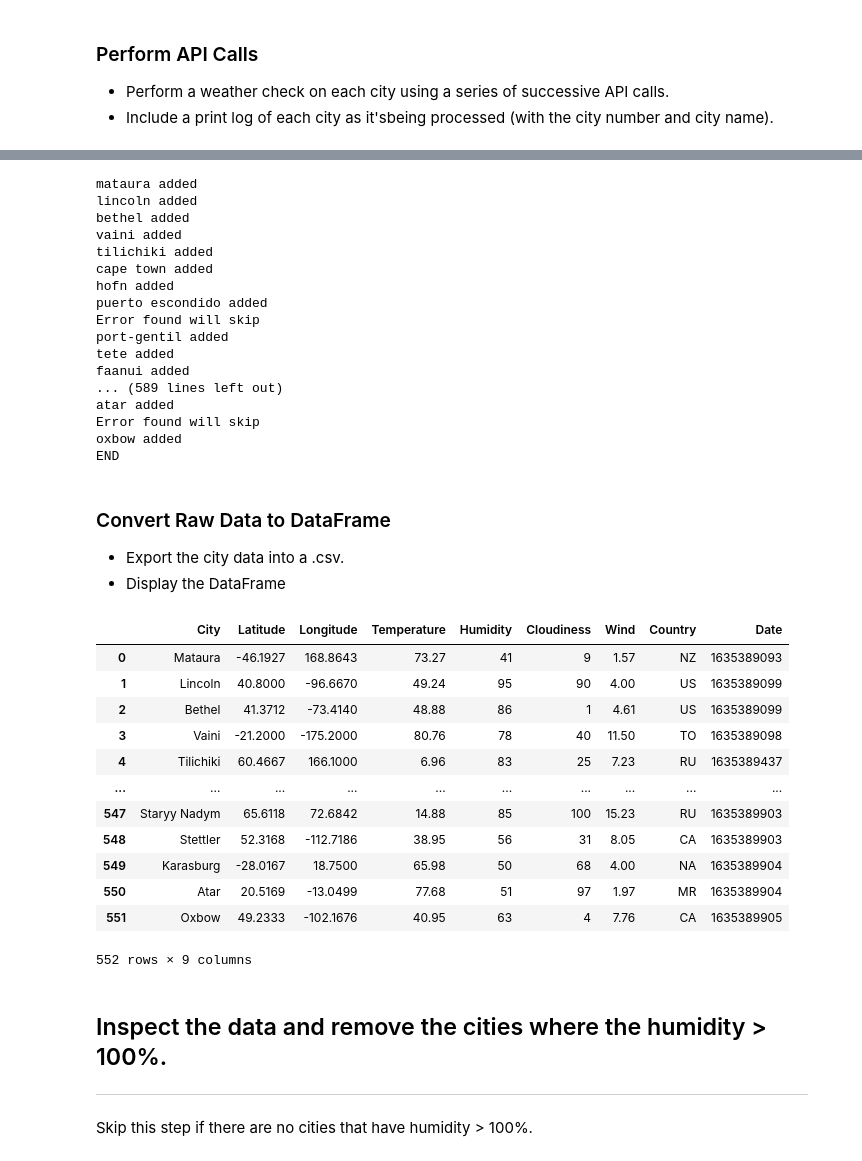
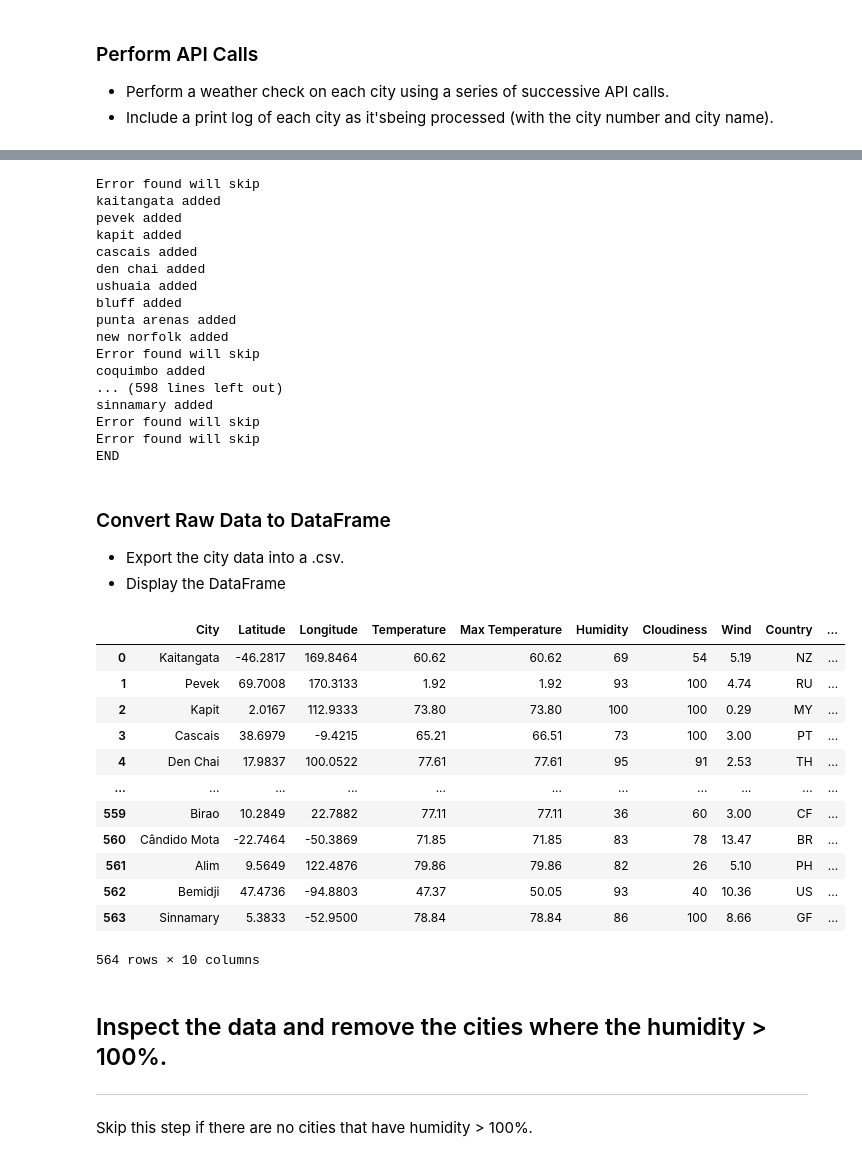
Before and after one commit to Sophstep2015/python-api-challenge, a Jupyter notebook: WeatherPy.ipynb, the cells around one changed output, grey strips where cells are left out. Cells and saved outputs as stored; diff of their text form; code cells hidden in the pictures.

```diff
--- a/WeatherPy.ipynb
+++ b/WeatherPy.ipynb
@@ -81,6 +68,7 @@ city = []
 lat =[]
 lng = []
 temp = []
+temp_max = []
 hum = []
 cloud = []
 wind = []
@@ -95,6 +83,7 @@ for x in cities:
         lat.append(response['coord']['lat'])
         lng.append(response['coord']['lon'])
         temp.append(response['main']['temp'])
+        temp_max.append(response['main']['temp_max'])
         hum.append(response['main']['humidity'])
         cloud.append(response['clouds']['all'])
         wind.append(response['wind']['speed'])
@@ -108,44 +97,44 @@ for x in cities:
 
 print("END")
 # %% [output]
-mataura added
-lincoln added
-bethel added
-vaini added
-tilichiki added
-cape town added
-hofn added
-puerto escondido added
 Error found will skip
-port-gentil added
-tete added
-faanui added
-... (589 lines left out)
-atar added
+kaitangata added
+pevek added
+kapit added
+cascais added
+den chai added
+ushuaia added
+bluff added
+punta arenas added
+new norfolk added
 Error found will skip
-oxbow added
+coquimbo added
+... (598 lines left out)
+sinnamary added
+Error found will skip
+Error found will skip
 END
 # %% [markdown]
 ### Convert Raw Data to DataFrame
 * Export the city data into a .csv.
 * Display the DataFrame
 # %%
-weather = pd.DataFrame({"City" : city, "Latitude" : lat, "Longitude" : lng, "Temperature" : temp,"Humidity" : hum,"Cloudiness" : cloud,"Wind": wind, "Country": country, "Date" : date})
+weather = pd.DataFrame({"City" : city, "Latitude" : lat, "Longitude" : lng, "Temperature" : temp, "Max Temperature" : temp_max, "Humidity" : hum,"Cloudiness" : cloud,"Wind": wind, "Country": country, "Date" : date})
 weather
 # %% [output]
-|  | City | Latitude | Longitude | Temperature | Humidity | Cloudiness | Wind | Country | Date |
-| 0 | Mataura | -46.1927 | 168.8643 | 73.27 | 41 | 9 | 1.57 | NZ | 1635389093 |
-| 1 | Lincoln | 40.8000 | -96.6670 | 49.24 | 95 | 90 | 4.00 | US | 1635389099 |
-| 2 | Bethel | 41.3712 | -73.4140 | 48.88 | 86 | 1 | 4.61 | US | 1635389099 |
-| 3 | Vaini | -21.2000 | -175.2000 | 80.76 | 78 | 40 | 11.50 | TO | 1635389098 |
-| 4 | Tilichiki | 60.4667 | 166.1000 | 6.96 | 83 | 25 | 7.23 | RU | 1635389437 |
-| ... | ... | ... | ... | ... | ... | ... | ... | ... | ... |
-| 547 | Staryy Nadym | 65.6118 | 72.6842 | 14.88 | 85 | 100 | 15.23 | RU | 1635389903 |
-| 548 | Stettler | 52.3168 | -112.7186 | 38.95 | 56 | 31 | 8.05 | CA | 1635389903 |
-| 549 | Karasburg | -28.0167 | 18.7500 | 65.98 | 50 | 68 | 4.00 | NA | 1635389904 |
-| 550 | Atar | 20.5169 | -13.0499 | 77.68 | 51 | 97 | 1.97 | MR | 1635389904 |
-| 551 | Oxbow | 49.2333 | -102.1676 | 40.95 | 63 | 4 | 7.76 | CA | 1635389905 |
+|  | City | Latitude | Longitude | Temperature | Max Temperature | Humidity | Cloudiness | Wind | Country | ... |
+| 0 | Kaitangata | -46.2817 | 169.8464 | 60.62 | 60.62 | 69 | 54 | 5.19 | NZ | ... |
+| 1 | Pevek | 69.7008 | 170.3133 | 1.92 | 1.92 | 93 | 100 | 4.74 | RU | ... |
+| 2 | Kapit | 2.0167 | 112.9333 | 73.80 | 73.80 | 100 | 100 | 0.29 | MY | ... |
+| 3 | Cascais | 38.6979 | -9.4215 | 65.21 | 66.51 | 73 | 100 | 3.00 | PT | ... |
+| 4 | Den Chai | 17.9837 | 100.0522 | 77.61 | 77.61 | 95 | 91 | 2.53 | TH | ... |
+| ... | ... | ... | ... | ... | ... | ... | ... | ... | ... | ... |
+| 559 | Birao | 10.2849 | 22.7882 | 77.11 | 77.11 | 36 | 60 | 3.00 | CF | ... |
+| 560 | Cândido Mota | -22.7464 | -50.3869 | 71.85 | 71.85 | 83 | 78 | 13.47 | BR | ... |
+| 561 | Alim | 9.5649 | 122.4876 | 79.86 | 79.86 | 82 | 26 | 5.10 | PH | ... |
+| 562 | Bemidji | 47.4736 | -94.8803 | 47.37 | 50.05 | 93 | 40 | 10.36 | US | ... |
+| 563 | Sinnamary | 5.3833 | -52.9500 | 78.84 | 78.84 | 86 | 100 | 8.66 | GF | ... |
-552 rows × 9 columns
+564 rows × 10 columns
 # %%
 weather.to_csv("city_weather_data.csv", encoding="utf-8", index=False)
 # %% [markdown]
```
Also changed, not shown: parts of 15 cells of this notebook, 1 other file.
